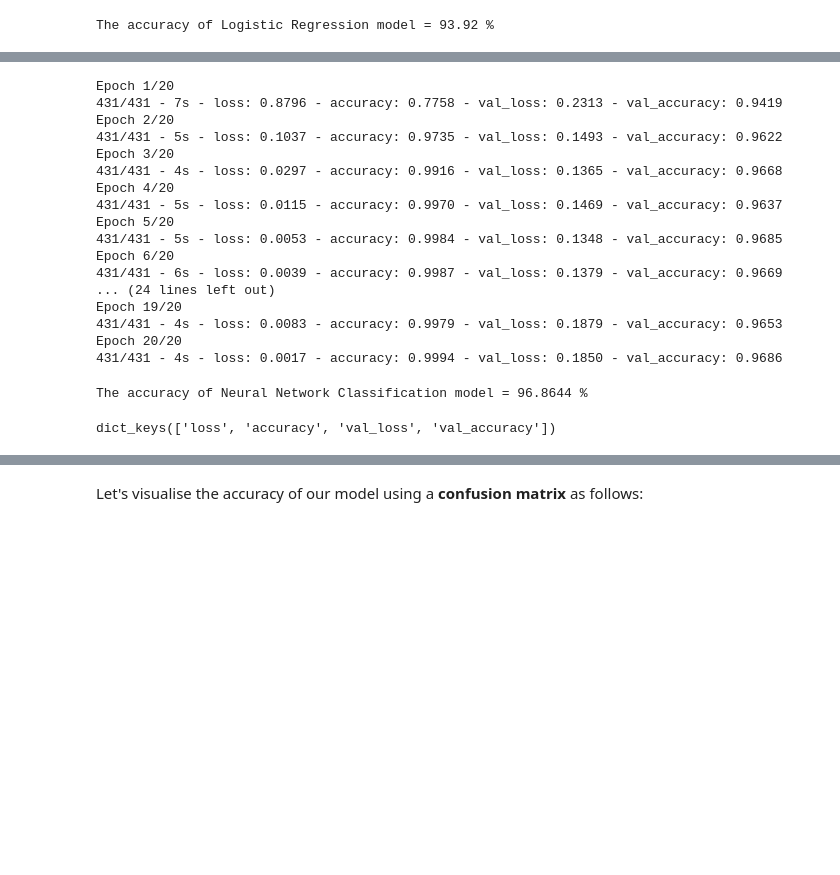
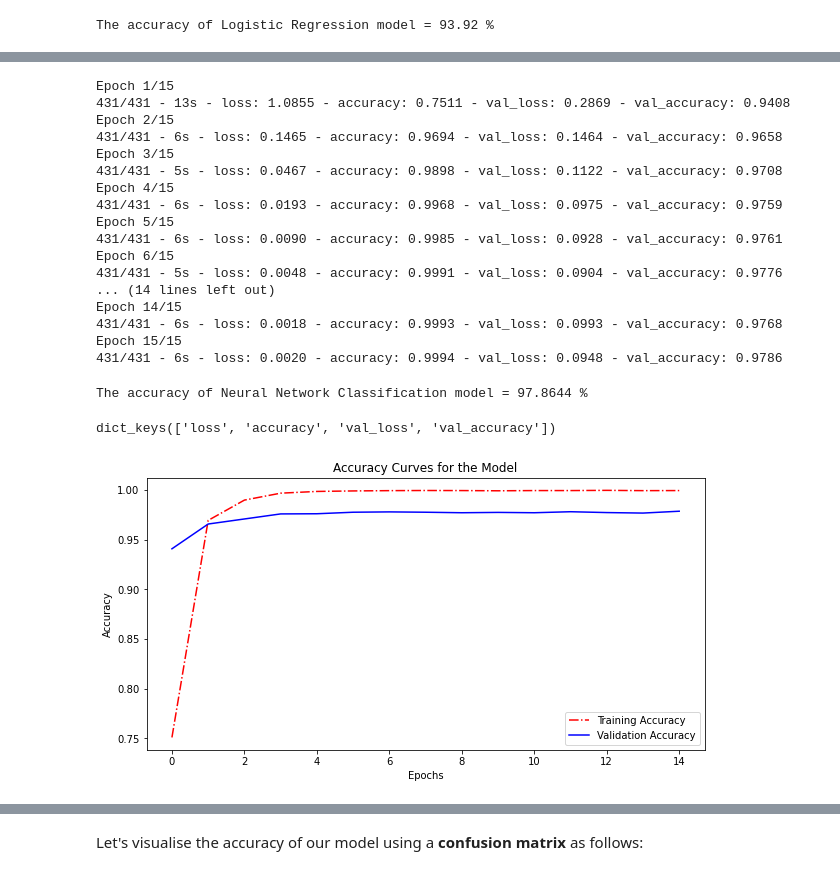
Before and after one commit to kvarun07/ecom-product-classifier, a Jupyter notebook: task-3/MIDAS NLP Task-3.ipynb, the cells around one changed output, grey strips where cells are left out. Saved outputs shown, nothing was run; the diff lists cells and outputs as text; code cells hidden in the pictures; blank space fills up the shorter version.

```diff
--- a/task-3/MIDAS NLP Task-3.ipynb
+++ b/task-3/MIDAS NLP Task-3.ipynb
@@ -497,22 +508,22 @@ def classify_model():
 # %%
 nnet_model = classify_model()
 
-history = nnet_model.fit(X_train.values, y_train_cat, validation_data=(X_test.values, y_test_cat), epochs=20, verbose=2)
+history = nnet_model.fit(X_train.values, y_train_cat, validation_data=(X_test.values, y_test_cat), epochs=15, verbose=2)
 # %% [output]
-Epoch 1/20
-431/431 - 7s - loss: 0.8796 - accuracy: 0.7758 - val_loss: 0.2313 - val_accuracy: 0.9419
-Epoch 2/20
-431/431 - 5s - loss: 0.1037 - accuracy: 0.9735 - val_loss: 0.1493 - val_accuracy: 0.9622
-Epoch 3/20
-431/431 - 4s - loss: 0.0297 - accuracy: 0.9916 - val_loss: 0.1365 - val_accuracy: 0.9668
-Epoch 4/20
-431/431 - 5s - loss: 0.0115 - accuracy: 0.9970 - val_loss: 0.1469 - val_accuracy: 0.9637
-Epoch 5/20
-431/431 - 5s - loss: 0.0053 - accuracy: 0.9984 - val_loss: 0.1348 - val_accuracy: 0.9685
-Epoch 6/20
-431/431 - 6s - loss: 0.0039 - accuracy: 0.9987 - val_loss: 0.1379 - val_accuracy: 0.9669
-... (24 lines left out)
-Epoch 19/20
-431/431 - 4s - loss: 0.0083 - accuracy: 0.9979 - val_loss: 0.1879 - val_accuracy: 0.9653
-Epoch 20/20
-431/431 - 4s - loss: 0.0017 - accuracy: 0.9994 - val_loss: 0.1850 - val_accuracy: 0.9686
+Epoch 1/15
+431/431 - 13s - loss: 1.0855 - accuracy: 0.7511 - val_loss: 0.2869 - val_accuracy: 0.9408
+Epoch 2/15
+431/431 - 6s - loss: 0.1465 - accuracy: 0.9694 - val_loss: 0.1464 - val_accuracy: 0.9658
+Epoch 3/15
+431/431 - 5s - loss: 0.0467 - accuracy: 0.9898 - val_loss: 0.1122 - val_accuracy: 0.9708
+Epoch 4/15
+431/431 - 6s - loss: 0.0193 - accuracy: 0.9968 - val_loss: 0.0975 - val_accuracy: 0.9759
+Epoch 5/15
+431/431 - 6s - loss: 0.0090 - accuracy: 0.9985 - val_loss: 0.0928 - val_accuracy: 0.9761
+Epoch 6/15
+431/431 - 5s - loss: 0.0048 - accuracy: 0.9991 - val_loss: 0.0904 - val_accuracy: 0.9776
+... (14 lines left out)
+Epoch 14/15
+431/431 - 6s - loss: 0.0018 - accuracy: 0.9993 - val_loss: 0.0993 - val_accuracy: 0.9768
+Epoch 15/15
+431/431 - 6s - loss: 0.0020 - accuracy: 0.9994 - val_loss: 0.0948 - val_accuracy: 0.9786
@@ -519,18 +533,27 @@ Epoch 20/20
 # %%
-y_hat_cat = nnet_model.predict(X_test)
-y_hat = np.argmax(y_hat_cat, axis=1)
-
 result = nnet_model.evaluate(X_test, y_test_cat, verbose=0)
-
 nnet_accuracy = result[1]
 print("The accuracy of Neural Network Classification model = %.4f" %(nnet_accuracy*100), "%")
 # %% [output]
-The accuracy of Neural Network Classification model = 96.8644 %
+The accuracy of Neural Network Classification model = 97.8644 %
 # %%
 history_dict = history.history
 history_dict.keys()
 # %% [output]
 dict_keys(['loss', 'accuracy', 'val_loss', 'val_accuracy'])
+# %%
+# Plot accuracy curves
+
+plt.figure(figsize = (10,5))
+plt.plot(history_dict['accuracy'], '-.', color='red')
+plt.plot(history_dict['val_accuracy'], color='blue')
+plt.xlabel("Epochs")
+plt.ylabel("Accuracy")
+plt.title("Accuracy Curves for the Model")
+plt.legend(['Training Accuracy', 'Validation Accuracy'], loc='lower right')
+plt.show()
+# %% [output]
+[figure, added]
 # %%
 # Plot loss curves
 
```
Also changed, not shown: parts of 25 cells of this notebook, 2 other files.
